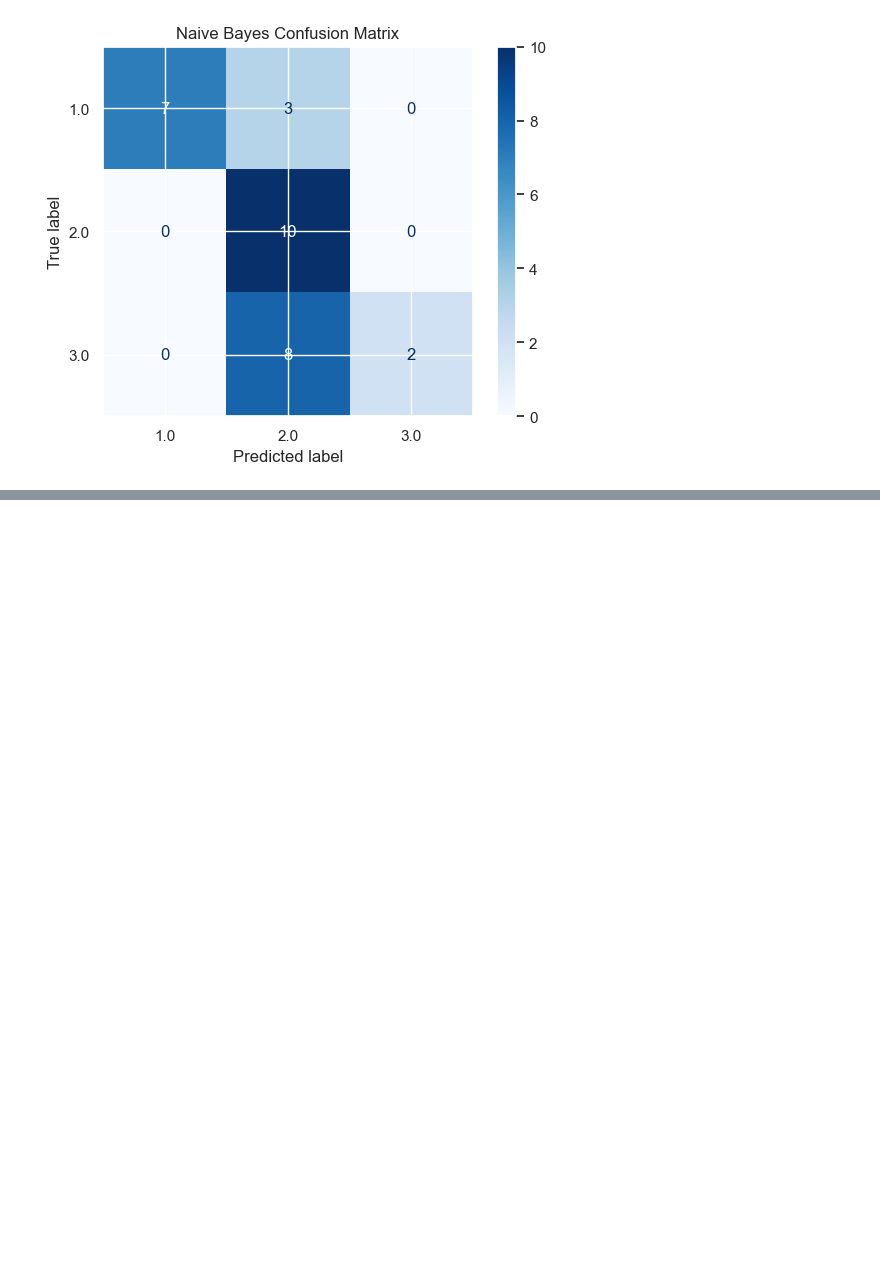
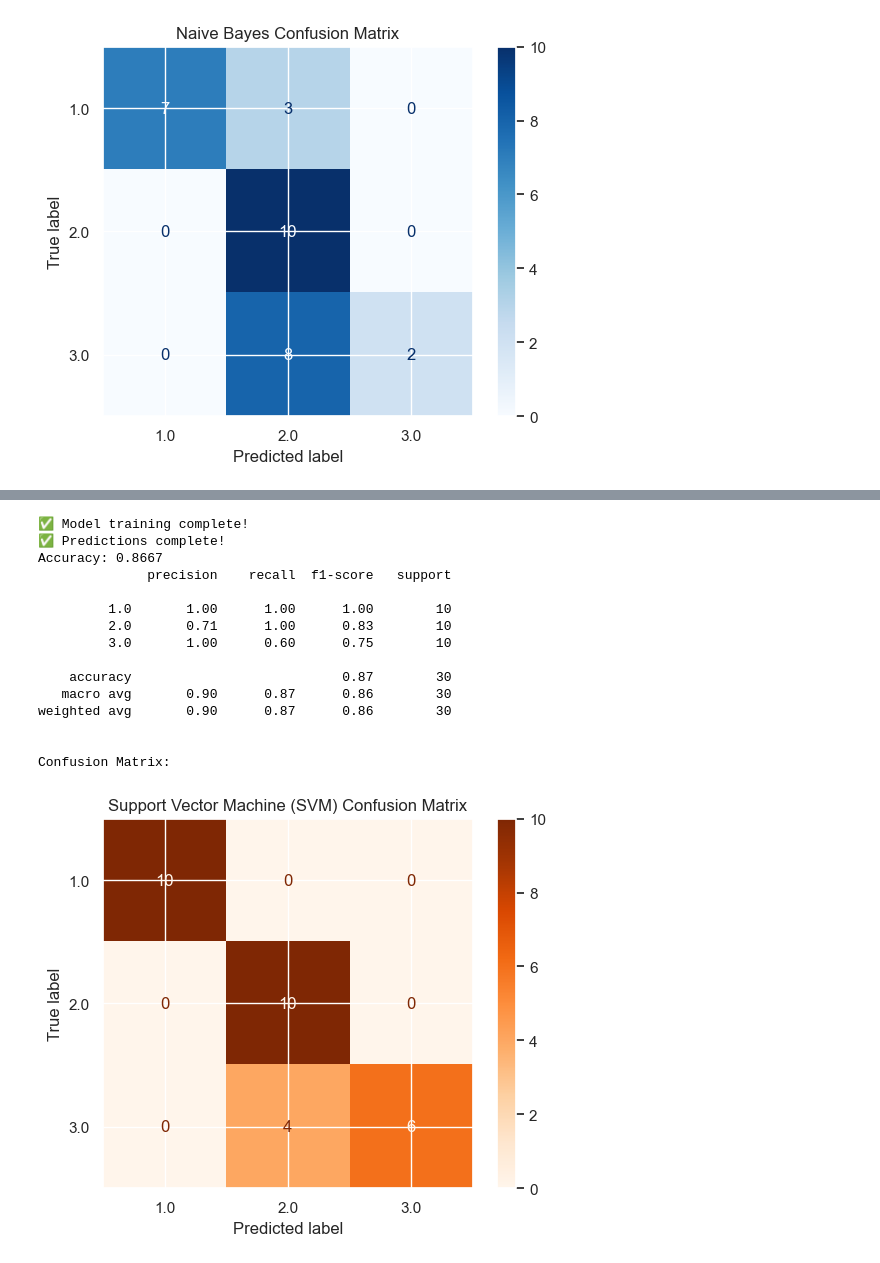
Before and after one commit to miaMAYUE/digi_rec_proj, a Jupyter notebook: test.ipynb, the cells around one changed output, grey strips where cells are left out. Cells and saved outputs as stored; diff of their text form; code cells hidden in the pictures; blank space fills up the shorter version.

```diff
--- a/test.ipynb
+++ b/test.ipynb
@@ -284,0 +345,48 @@ Confusion Matrix:
+# %%
+# SVM Model
+from sklearn.svm import SVC # Import the Support Vector Classifier
+from sklearn.metrics import accuracy_score, classification_report, ConfusionMatrixDisplay
+import matplotlib.pyplot as plt
+
+svm_model = SVC(kernel='linear', random_state=42)
+
+# Train the Model
+svm_model.fit(train_x_scaled, train_y_1d)
+print("✅ Model training complete!")
+
+# Make Predictions
+y_pred_svm = svm_model.predict(test_x_scaled)
+print("✅ Predictions complete!")
+
+# Evaluate
+accuracy_svm = accuracy_score(test_y_1d, y_pred_svm)
+print(f"Accuracy: {accuracy_svm:.4f}")
+print(classification_report(test_y_1d, y_pred_svm))
+
+# Confusion Matrix
+print("\nConfusion Matrix:")
+ConfusionMatrixDisplay.from_estimator(
+    svm_model,
+    test_x_scaled, # Use scaled data for visualization as well
+    test_y_1d,
+    cmap=plt.cm.Oranges # Let's use another color map
+)
+plt.title("Support Vector Machine (SVM) Confusion Matrix")
+plt.show()
+# %% [output]
+✅ Model training complete!
+✅ Predictions complete!
+Accuracy: 0.8667
+              precision    recall  f1-score   support
+
+         1.0       1.00      1.00      1.00        10
+         2.0       0.71      1.00      0.83        10
+         3.0       1.00      0.60      0.75        10
+
+    accuracy                           0.87        30
+   macro avg       0.90      0.87      0.86        30
+weighted avg       0.90      0.87      0.86        30
+
+
+Confusion Matrix:
+[figure, added]
```
Also changed, not shown: parts of 1 cell of this notebook.
